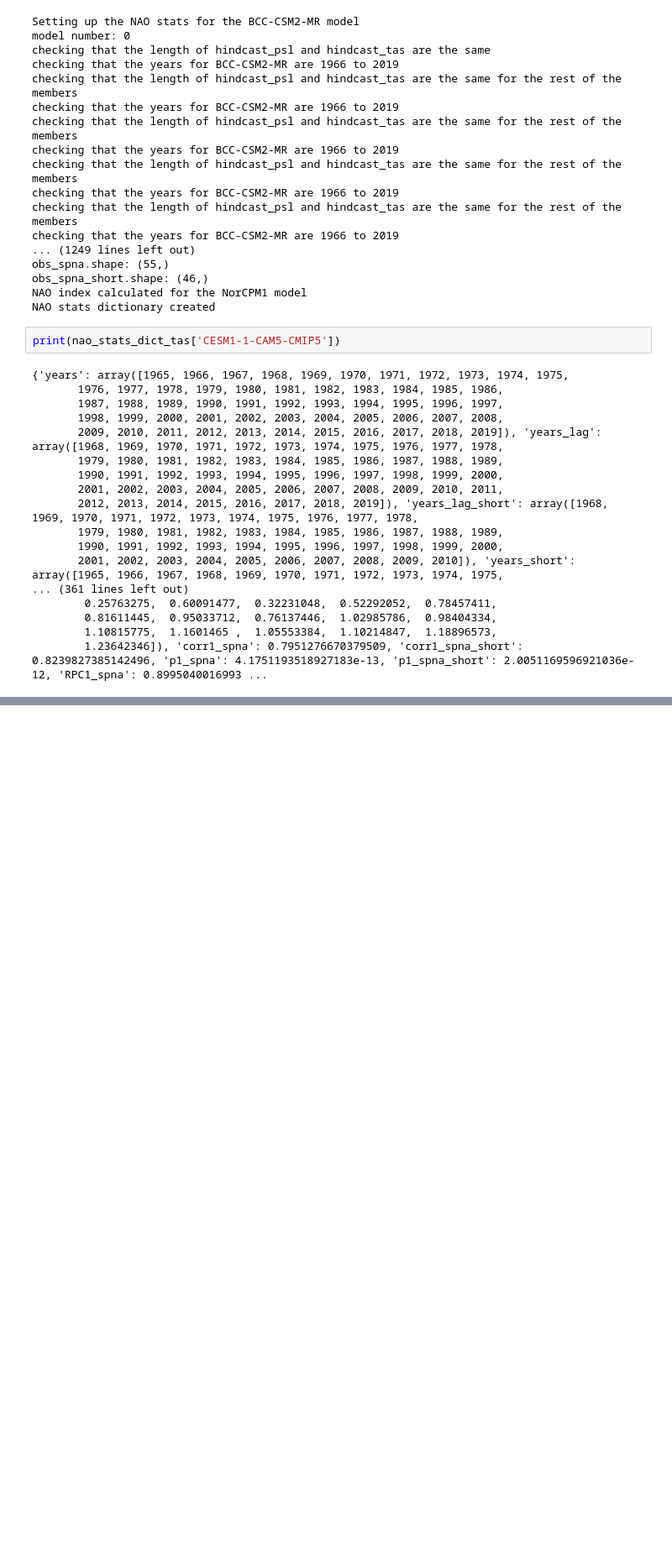
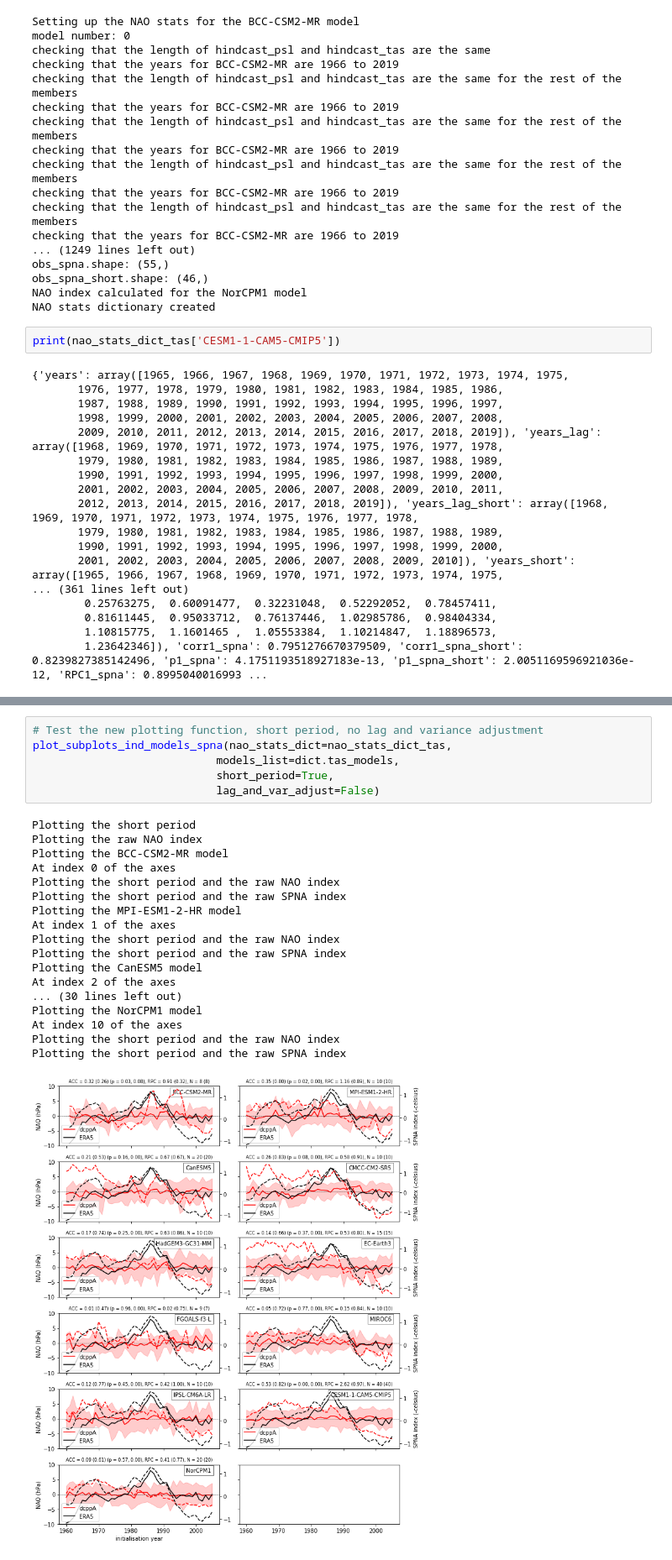
Before and after one commit to benhutchmet/skill-maps, a Jupyter notebook: python/testing-nao-skill.ipynb, the cells around one changed output, grey strips where cells are left out. Shown at 84% size. Cells and saved outputs as stored; diff of their text form; blank space fills up the shorter version.

Commit message:
multi-model seems to be working okay

```diff
--- a/python/testing-nao-skill.ipynb
+++ b/python/testing-nao-skill.ipynb
@@ -629,0 +654,25 @@ print(nao_stats_dict_tas['CESM1-1-CAM5-CMIP5'])
+# %%
+# Test the new plotting function, short period, no lag and variance adjustment
+plot_subplots_ind_models_spna(nao_stats_dict=nao_stats_dict_tas,
+                            models_list=dict.tas_models,
+                            short_period=True,
+                            lag_and_var_adjust=False)
+# %% [output]
+Plotting the short period
+Plotting the raw NAO index
+Plotting the BCC-CSM2-MR model
+At index 0 of the axes
+Plotting the short period and the raw NAO index
+Plotting the short period and the raw SPNA index
+Plotting the MPI-ESM1-2-HR model
+At index 1 of the axes
+Plotting the short period and the raw NAO index
+Plotting the short period and the raw SPNA index
+Plotting the CanESM5 model
+At index 2 of the axes
+... (30 lines left out)
+Plotting the NorCPM1 model
+At index 10 of the axes
+Plotting the short period and the raw NAO index
+Plotting the short period and the raw SPNA index
+[figure, added]
```
Also changed, not shown: parts of 2 cells of this notebook, 1 other file.
